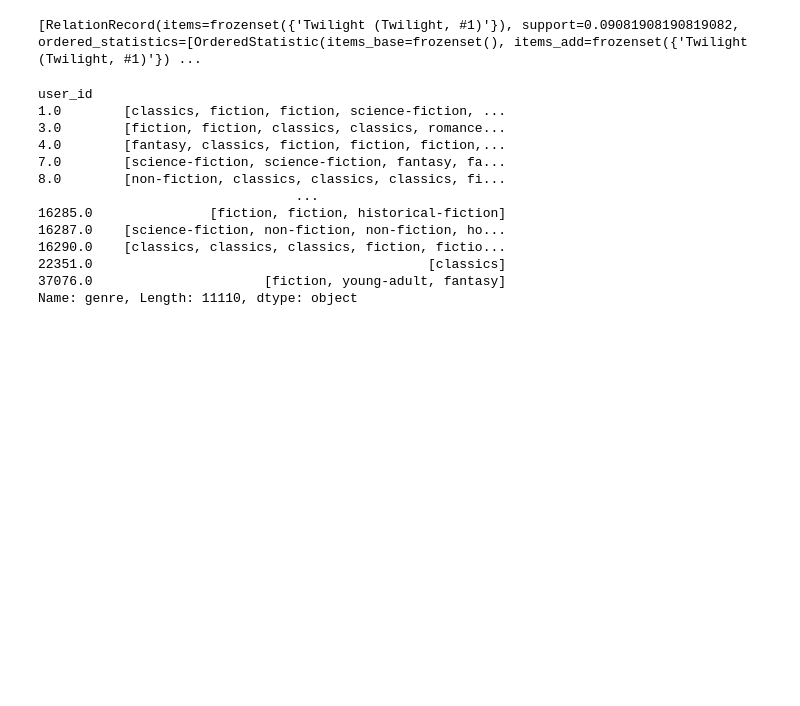
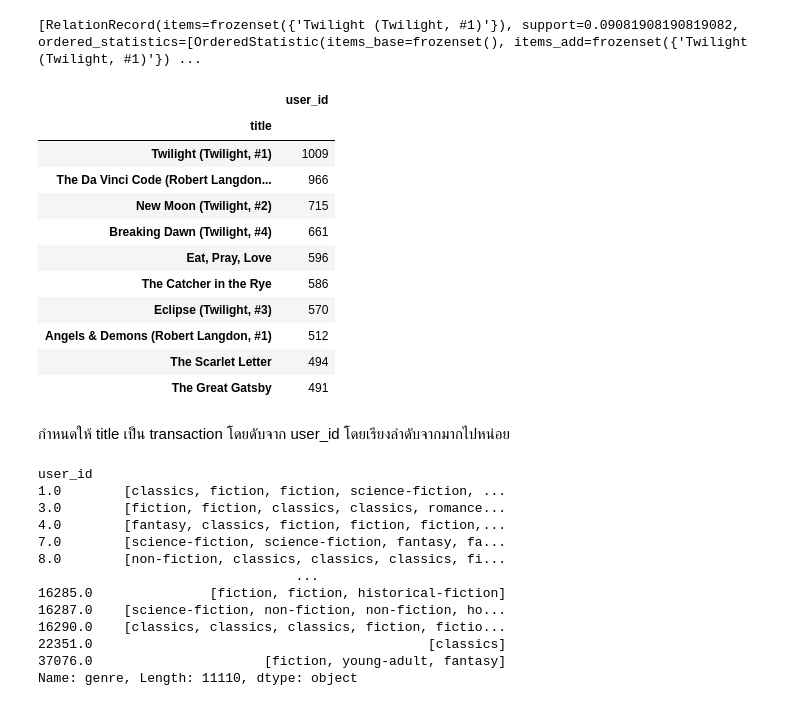
Before and after one commit to Toeylik/kku_data_mining, a Jupyter notebook: Project.ipynb, the cells around one changed output. Cells and saved outputs as stored; diff of their text form; code cells hidden in the pictures; blank space fills up the shorter version.

```diff
--- a/Project.ipynb
+++ b/Project.ipynb
@@ -328,6 +355,25 @@ Name: title, Length: 11110, dtype: object
 list(apriori(title1, min_support = 0.09 , min_confidence = 0.09))
 # %% [output]
 [RelationRecord(items=frozenset({'Twilight (Twilight, #1)'}), support=0.09081908190819082, ordered_statistics=[OrderedStatistic(items_base=frozenset(), items_add=frozenset({'Twilight (Twilight, #1)'}) ...
+# %%
+count2 = bookratinglow.groupby('title').count().sort_values('user_id',ascending = False)
+count_title = count2.drop(columns=['book_id','goodreads_book_id','original_publication_year','original_title','authors','language_code','average_rating','ratings_count','medium_image_url','small_image_url','desc','genre','image_url','rating'])
+count_title.head(10)
+# %% [output]
+|  | user_id |
+| title |  |
+| Twilight (Twilight, #1) | 1009 |
+| The Da Vinci Code (Robert Langdon... | 966 |
+| New Moon (Twilight, #2) | 715 |
+| Breaking Dawn (Twilight, #4) | 661 |
+| Eat, Pray, Love | 596 |
+| The Catcher in the Rye | 586 |
+| Eclipse (Twilight, #3) | 570 |
+| Angels & Demons (Robert Langdon, #1) | 512 |
+| The Scarlet Letter | 494 |
+| The Great Gatsby | 491 |
+# %% [markdown]
+กำหนดให้ title เป็น transaction โดยดับจาก user_id โดยเรียงลำดับจากมากไปหน่อย
 # %%
 genre1= bookratinglow.groupby('user_id')['genre'].apply(list)
 genre1
```
Also changed, not shown: parts of 18 cells of this notebook.
